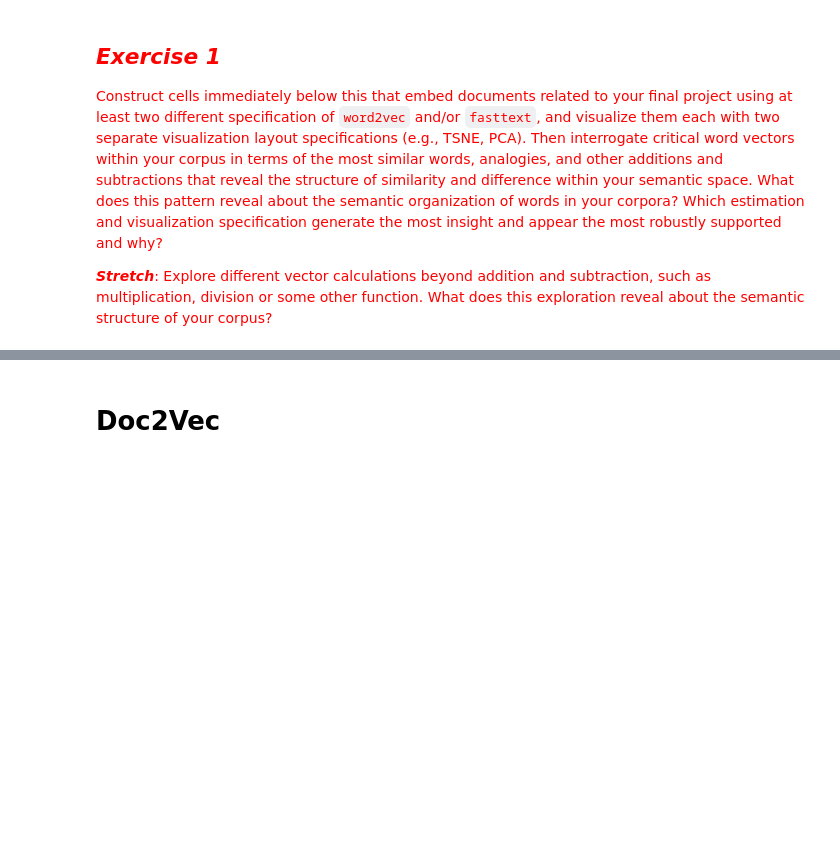
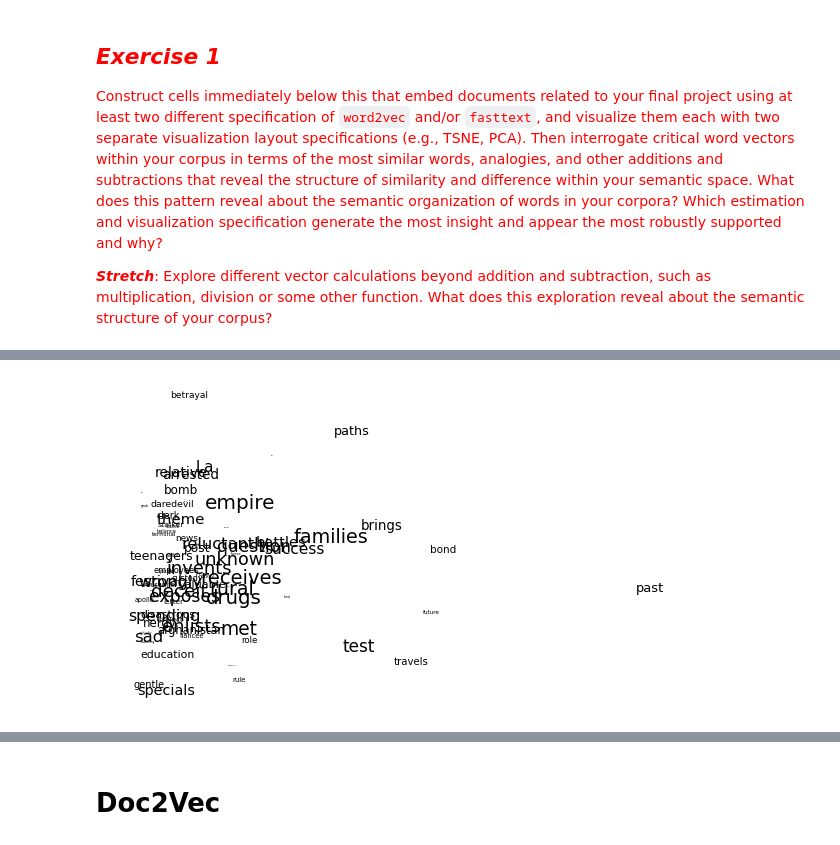
Before and after one commit to sudhamshow/MACS-60000, a Jupyter notebook: assignments/4-Word-Embeddings.ipynb, the cells around one changed output, grey strips where cells are left out. Saved outputs shown, nothing was run; the diff lists cells and outputs as text; code cells hidden in the pictures; blank space fills up the shorter version.

```diff
--- a/assignments/4-Word-Embeddings.ipynb
+++ b/assignments/4-Word-Embeddings.ipynb
@@ -295,0 +512,6 @@ model.get_word_vector("enviroment")
+# %%
+netflix_overall['normalised_words'] = netflix_overall['tokenised_words']\
+    .apply(lambda x : lucem_illud.normalizeTokens(x))
+# %%
+nfW2V = gensim.models.word2vec.Word2Vec(netflix_overall['normalised_words'],
+                                        sg=0, workers=8)
@@ -295,0 +599,9 @@ model.get_word_vector("enviroment")
+# %%
+numwords = 75
+nfwords = random.sample(nfW2V.wv.index_to_key, numwords)
+# %%
+wordsSubMatrix = []
+for word in nfwords:
+    wordsSubMatrix.append(nfW2V.wv[word])
+wordsSubMatrix = np.array(wordsSubMatrix)
+wordsSubMatrix
@@ -295,0 +622,18 @@ model.get_word_vector("enviroment")
+# %%
+pcaWords = sklearn.decomposition.PCA(n_components = 2).fit(wordsSubMatrix)
+reducedPCA_data = pcaWords.transform(wordsSubMatrix)
+#T-SNE is theoretically better, but you should experiment
+# tsneWords = sklearn.manifold.TSNE(n_components = 2).fit_transform(reducedPCA_data)
+
+fig = plt.figure(figsize = (10,6))
+ax = fig.add_subplot(111)
+ax.set_frame_on(False)
+plt.scatter(reducedPCA_data[:, 0], reducedPCA_data[:, 1], alpha = 0)#Making the points invisible
+for i, word in enumerate(nfwords):
+    ax.annotate(word, (reducedPCA_data[:, 0][i],reducedPCA_data[:, 1][i]), size =  20 * (75 -  i) /  75)
+
+plt.xticks(())
+plt.yticks(())
+plt.show()
+# %% [output]
+[figure, added]
```
Also changed, not shown: parts of 90 cells of this notebook, 1 other file.
